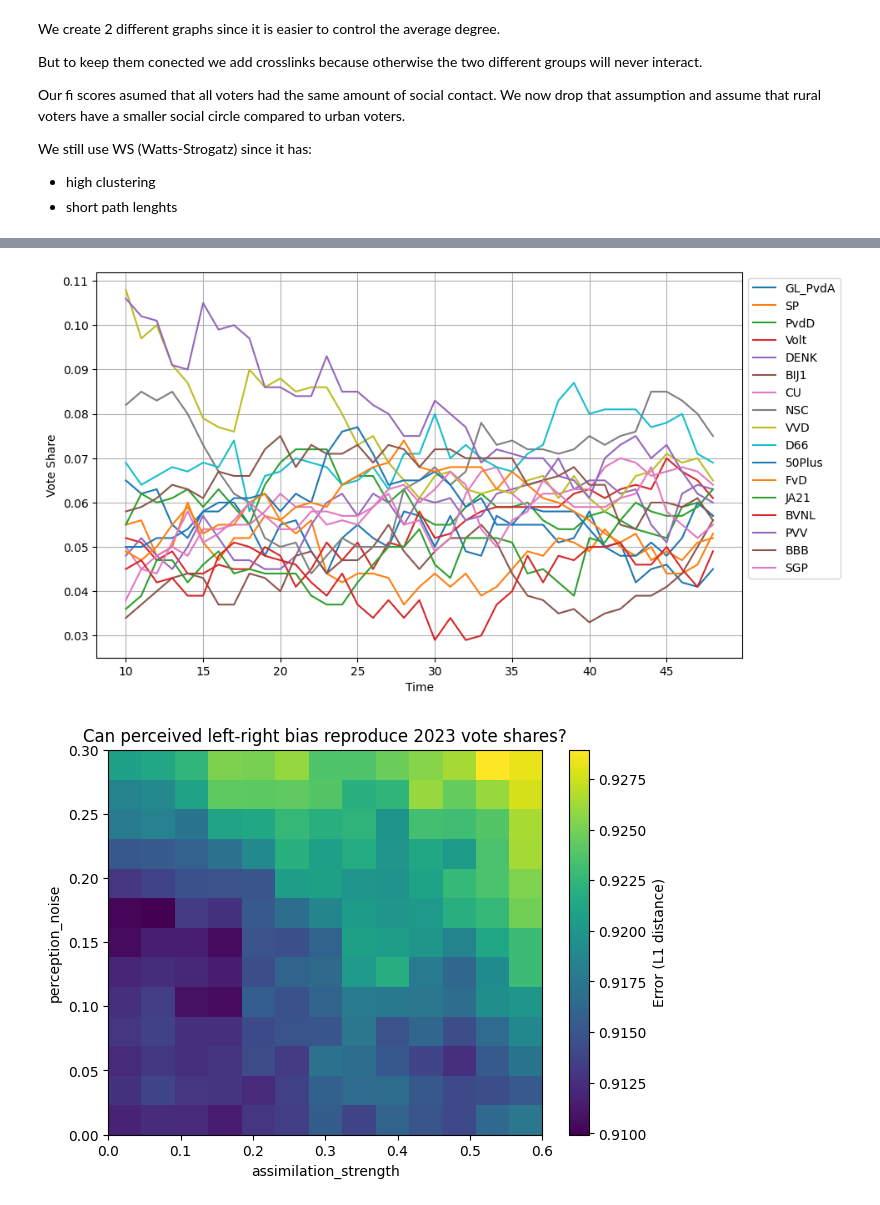
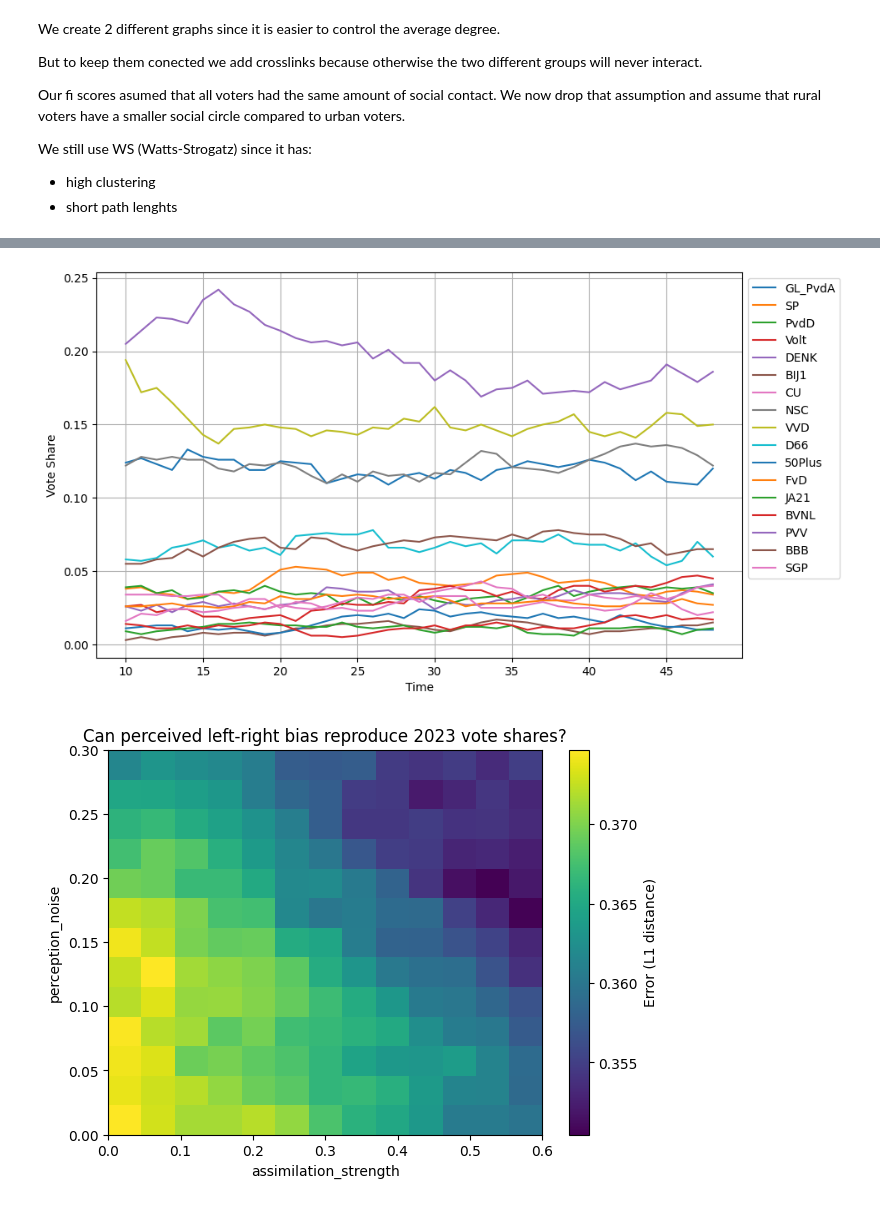
Before and after one commit to tomme2009/ProjectComputationalScience, a Jupyter notebook: Week2_PCS.ipynb, the cells around one changed output, grey strips where cells are left out. Cells and saved outputs as stored; diff of their text form; code cells hidden in the pictures.

Commit message:
Add party intercept parameter

```diff
--- a/Week2_PCS.ipynb
+++ b/Week2_PCS.ipynb
@@ -265,7 +301,8 @@ def compute_probs(
         events_strength: float,
         attractiveness: NP_Array,
         bias: float,
-        bias_strength: float # in [0.0, 1.0]
+        bias_strength: float, # in [0.0, 1.0]
+        party_intercept: NP_Array | None = None,
     ):
     # compute scores and normalize
     scores: NP_Array = np.exp(
@@ -279,6 +316,9 @@ def compute_probs(
     party_distance = 1.0 - bias_strength * np.abs(parties_bias - bias)
     scores *= party_distance
 
+    if party_intercept is not None:
+        scores *= np.exp(party_intercept)
+
     if scores.sum() == 0:
         scores += 0.000001
     scores /= scores.sum()
@@ -304,6 +344,7 @@ def update_voter(
         attractiveness: NP_Array,
         bias: NP_Array,
         party_perception: NP_Array,
+        party_intercept: NP_Array,
         rng: np.random.Generator
     ):
     # voter keeps the same party if rng is smaller than loyalty
@@ -325,7 +366,8 @@ def update_voter(
         events_strength,
         attractiveness,
         bias[voter_index],
-        bias_strength
+        bias_strength,
+        party_intercept=party_intercept,
     )
 
     #Sample new party
@@ -527,7 +569,9 @@ def simulate_amb(
         seed: int = 0,
         perception_noise: float = 0.10,
         assimilation_strength: float = 0.25,
-        true_party_bias: NP_Array | None = None
+        true_party_bias: NP_Array | None = None,
+        intercept_strength: float = 0.6,
+        party_intercept: NP_Array | None = None
         ):
     #set the default graph type to small world
     if graph_kwargs is None:
@@ -565,6 +609,9 @@ def simulate_amb(
         seed=seed + 12345
     )
 
+    if party_intercept is None:
+        party_intercept = intercept_strength * np.log(probs_2023 + 1e-12)
+
 
     # create graph + adjencey list
     G: nx.Graph[int] = build_graph(N, graph_type=graph_type, seed=seed, **graph_kwargs)
@@ -595,6 +642,7 @@ def simulate_amb(
                 attractiveness[t],
                 bias,
                 party_perception,
+                party_intercept,
                 rng
             )
 
@@ -616,6 +664,7 @@ time_steps = 48
 history = simulate_amb(
     N=1000,
     parties=parties_list,
+    true_party_bias=parties_bias_div10,
     probs_2023=probs_2023,
     time_steps=time_steps,
     peer_pressure_strength=3,
@@ -625,6 +674,7 @@ history = simulate_amb(
     assimilation_strength=0.30,
     graph_type="small_world",
     events=events,
+    intercept_strength=0.6,
     seed=2
 )
 
@@ -638,7 +688,7 @@ plt.legend(loc='upper left', bbox_to_anchor=(1, 1))
 plt.grid(True)
 plt.show()
 # %% [output]
-[figure, old version]
+[figure, new version]
 # %%
 parties_list, probs_2023, _, _ = dict_to_party_arrays(parties2023)
 target = probs_2023.copy()
@@ -654,39 +704,40 @@ E = np.zeros((len(perception_noise_grid), len(assimilation_strength_grid)))
 common_kwargs = dict(
     N=5000,
     parties=parties_list,
+    true_party_bias=parties_bias_div10,
     probs_2023=probs_2023,
     time_steps=48,
     peer_pressure_strength=0.0, # disable peer pressure
     events_strength=0.0, # disable events
     bias_strength=1.0,
     graph_type="small_world",
 )
 
 repeats = 5
 
 for i, noise in enumerate(perception_noise_grid):
     for j, assim in enumerate(assimilation_strength_grid):
         errs = []
         for r in range(repeats):
             history = simulate_amb(
                 **common_kwargs,
                 perception_noise=float(noise),
                 assimilation_strength=float(assim),
                 seed=100 + r
             )
             sim_final = history[-1]
             errs.append(fit_error(sim_final, target))
         E[i, j] = np.mean(errs)
 
 plt.figure(figsize=(7, 5))
 plt.imshow(E, origin="lower", aspect="auto", extent=[assimilation_strength_grid[0], assimilation_strength_grid[-1], perception_noise_grid[0], perception_noise_grid[-1]])
 plt.colorbar(label="Error (L1 distance)")
 plt.xlabel("assimilation_strength")
 plt.ylabel("perception_noise")
 plt.title("Can perceived left-right bias reproduce 2023 vote shares?")
 plt.show()
 # %% [output]
-[figure, old version]
+[figure, new version]
 # %%
 best_idx = np.unravel_index(np.argmin(E), E.shape)
 best_noise = float(perception_noise_grid[best_idx[0]])
```
Also changed, not shown: parts of 6 cells of this notebook.
